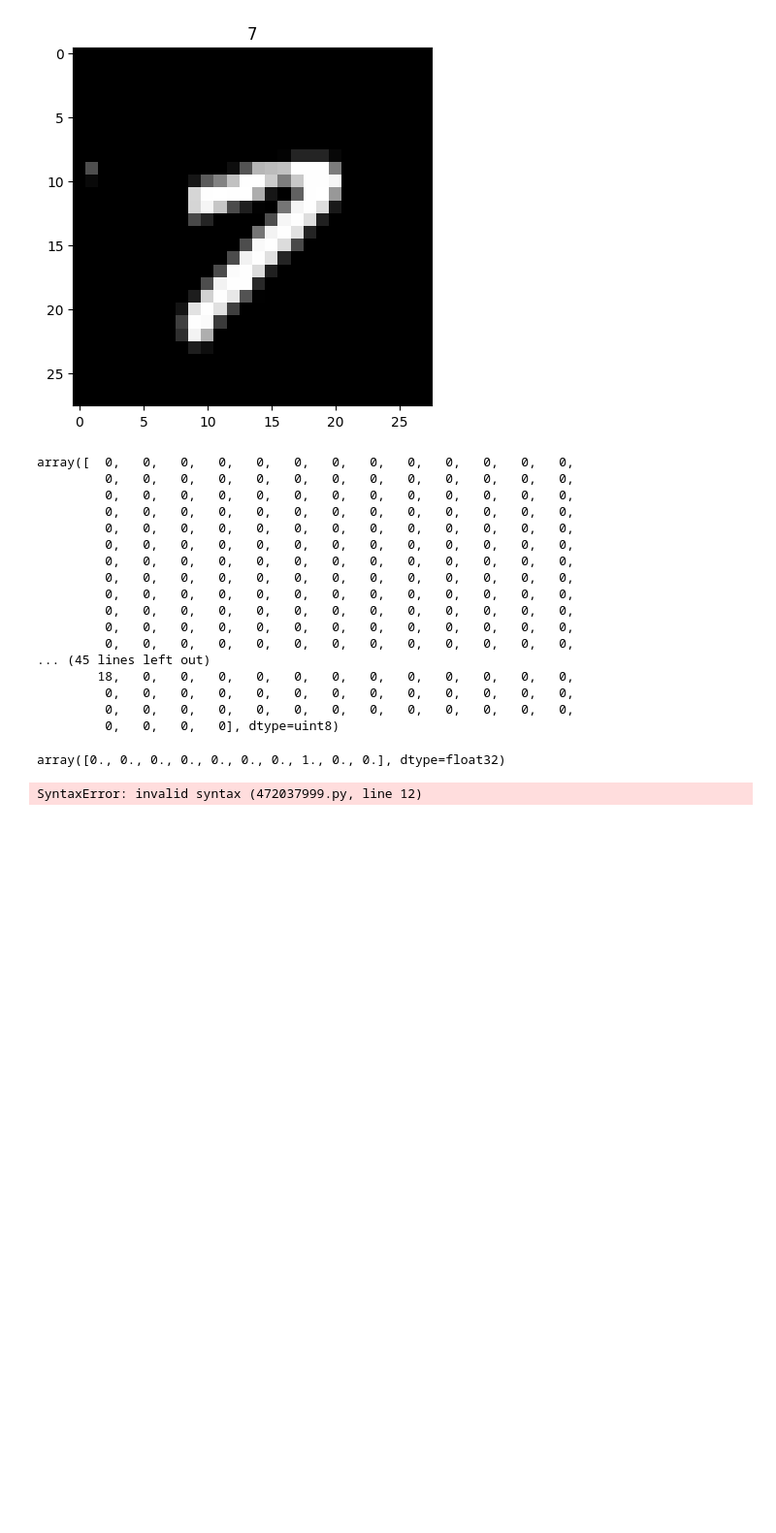
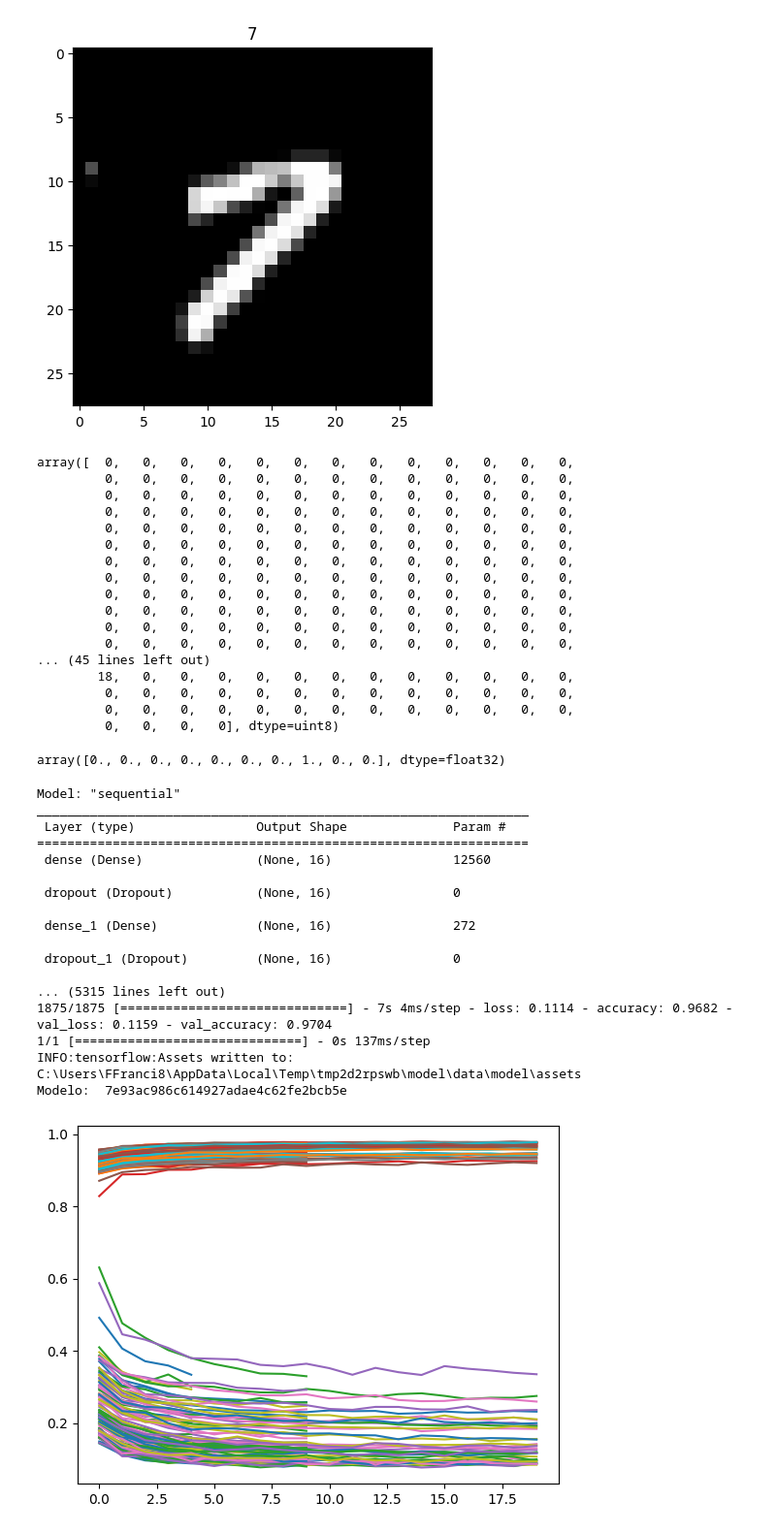
Before and after one commit to felipemartinsf/mflow-study-jnj, a Jupyter notebook: 3.MLFLOW_Keras.ipynb, the cells around one changed output. Shown: that part at 97% size. Saved outputs shown, nothing was run; the diff lists cells and outputs as text; code cells hidden in the pictures; blank space fills up the shorter version.

```diff
--- a/3.MLFLOW_Keras.ipynb
+++ b/3.MLFLOW_Keras.ipynb
@@ -105,15 +105,32 @@ def treina_dl(n_camadas_ocultas,n_units,activation,drop_out, epochs, n):
 # %%
 n_camadas_ocultas = [1,2,3]
 n_units = [16,32,64]
 activation = ['relu','tanh']
 drop_out = [0.1, 0.2]
 epochs = [5,10,20]
 n = 0
 for camadas in n_camadas_ocultas:
     for unidades in n_units:
         for ativacao in activation:
             for drop in drop_out:
                 for epocas in epochs:
-                    treina_dl(camadas,unidades,ativacao, drop, epocas)
+                    #treina_dl(camadas,unidades,ativacao, drop, epocas)
 # %% [output]
-SyntaxError: invalid syntax (472037999.py, line 12)
+Model: "sequential"
+_________________________________________________________________
+ Layer (type)                Output Shape              Param #
+=================================================================
+ dense (Dense)               (None, 16)                12560
+
+ dropout (Dropout)           (None, 16)                0
+
+ dense_1 (Dense)             (None, 16)                272
+
+ dropout_1 (Dropout)         (None, 16)                0
+
+... (5315 lines left out)
+1875/1875 [==============================] - 7s 4ms/step - loss: 0.1114 - accuracy: 0.9682 - val_loss: 0.1159 - val_accuracy: 0.9704
+1/1 [==============================] - 0s 137ms/step
+INFO:tensorflow:Assets written to: C:\Users\FFranci8\AppData\Local\Temp\tmp2d2rpswb\model\data\model\assets
+Modelo:  7e93ac986c614927adae4c62fe2bcb5e
+[figure, added]
```
Also changed, not shown: parts of 1 cell of this notebook.
